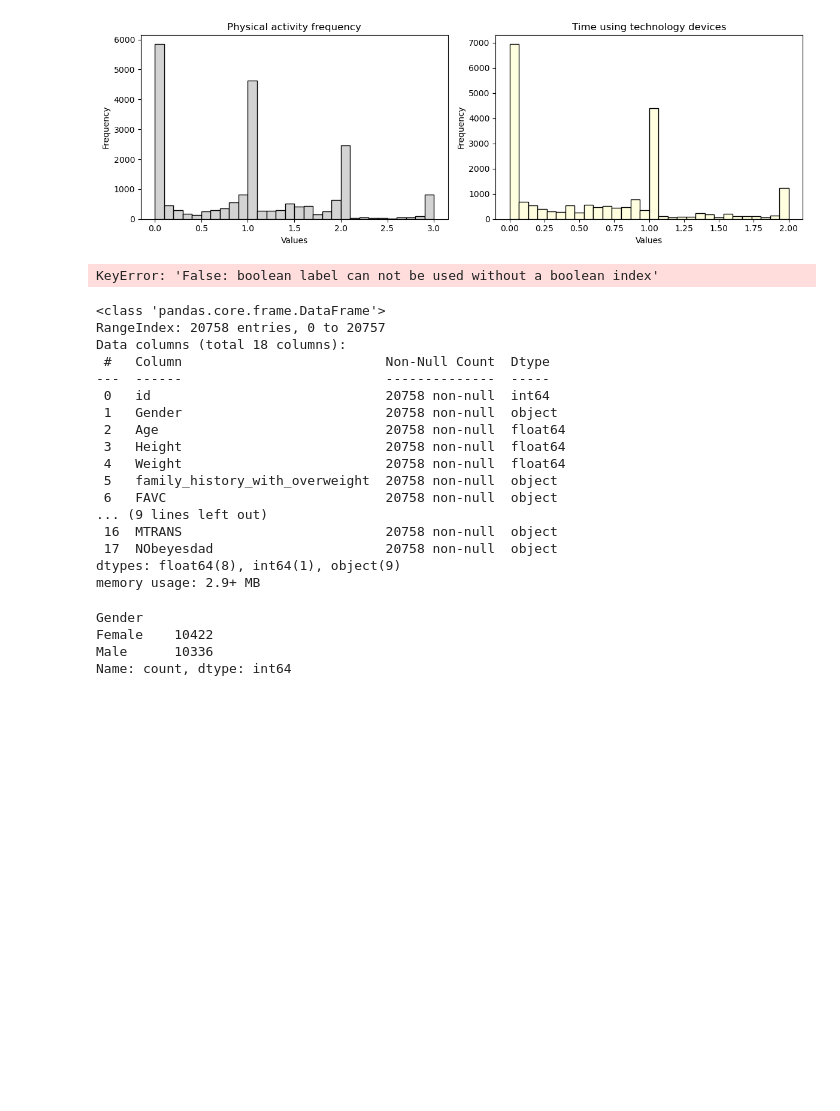
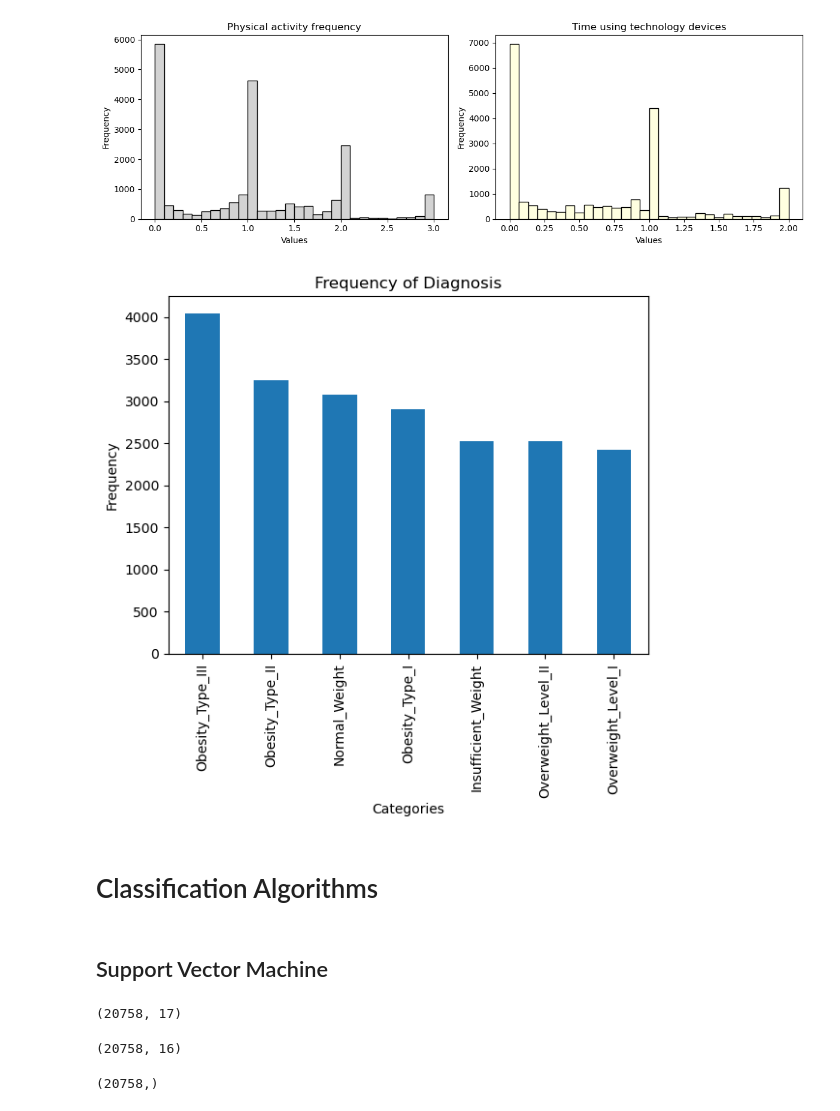
Before and after one commit to davidheilbron/Projects, a Jupyter notebook: Multi-Class Prediction of Obesity Risk/Code.ipynb, the cells around one changed output. Cells and saved outputs as stored; diff of their text form; code cells hidden in the pictures; blank space fills up the shorter version.

```diff
--- a/Multi-Class Prediction of Obesity Risk/Code.ipynb
+++ b/Multi-Class Prediction of Obesity Risk/Code.ipynb
@@ -213,46 +247,32 @@ plt.tight_layout()
 plt.show()
 # %% [output]
 [figure]
-# %%
-# Creating a stacked histogram
-plt.hist(train.loc[['Gender']=='Male'], train.loc[['Gender']=='Female'], bins=30, stacked=True, color=['cyan', 'Purple'], edgecolor='black')
-
-# Adding labels and title
-plt.xlabel('Values')
-plt.ylabel('Frequency')
-plt.title('Stacked Histogram')
-
-# Adding legend
-plt.legend(['Dataset 1', 'Dataset 2'])
-
-# Display the plot
-plt.show()
-# %% [output]
-KeyError: 'False: boolean label can not be used without a boolean index'
-# %%
-train.info()
-# %% [output]
-<class 'pandas.core.frame.DataFrame'>
-RangeIndex: 20758 entries, 0 to 20757
-Data columns (total 18 columns):
- #   Column                          Non-Null Count  Dtype
----  ------                          --------------  -----
- 0   id                              20758 non-null  int64
- 1   Gender                          20758 non-null  object
- 2   Age                             20758 non-null  float64
- 3   Height                          20758 non-null  float64
- 4   Weight                          20758 non-null  float64
- 5   family_history_with_overweight  20758 non-null  object
- 6   FAVC                            20758 non-null  object
-... (9 lines left out)
- 16  MTRANS                          20758 non-null  object
- 17  NObeyesdad                      20758 non-null  object
-dtypes: float64(8), int64(1), object(9)
-memory usage: 2.9+ MB
-# %%
-train['Gender'].value_counts()
-# %% [output]
-Gender
-Female    10422
-Male      10336
-Name: count, dtype: int64
+# %%
+# Diagnosis frequency
+
+train['Diagnosis'].value_counts().plot(kind='bar')
+plt.xlabel('Categories')
+plt.ylabel('Frequency')
+plt.title('Frequency of Diagnosis')
+plt.show()
+# %% [output]
+[figure, added]
+# %% [markdown]
+# Classification Algorithms
+# %% [markdown]
+## Support Vector Machine
+# %%
+train.shape
+# %% [output]
+(20758, 17)
+# %%
+# Split features and predictions
+X_train = train.drop('Diagnosis', axis = 1).copy()
+X_train.shape
+# %% [output]
+(20758, 16)
+# %%
+y = train['Diagnosis'].copy()
+y.shape
+# %% [output]
+(20758,)
```
Also changed, not shown: parts of 17 cells of this notebook.
